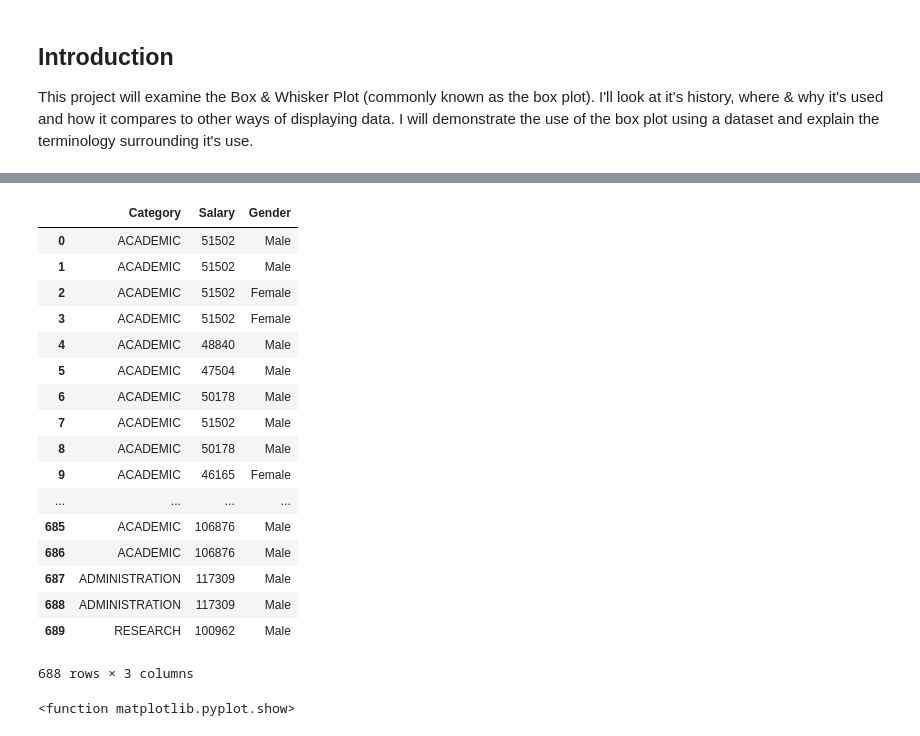
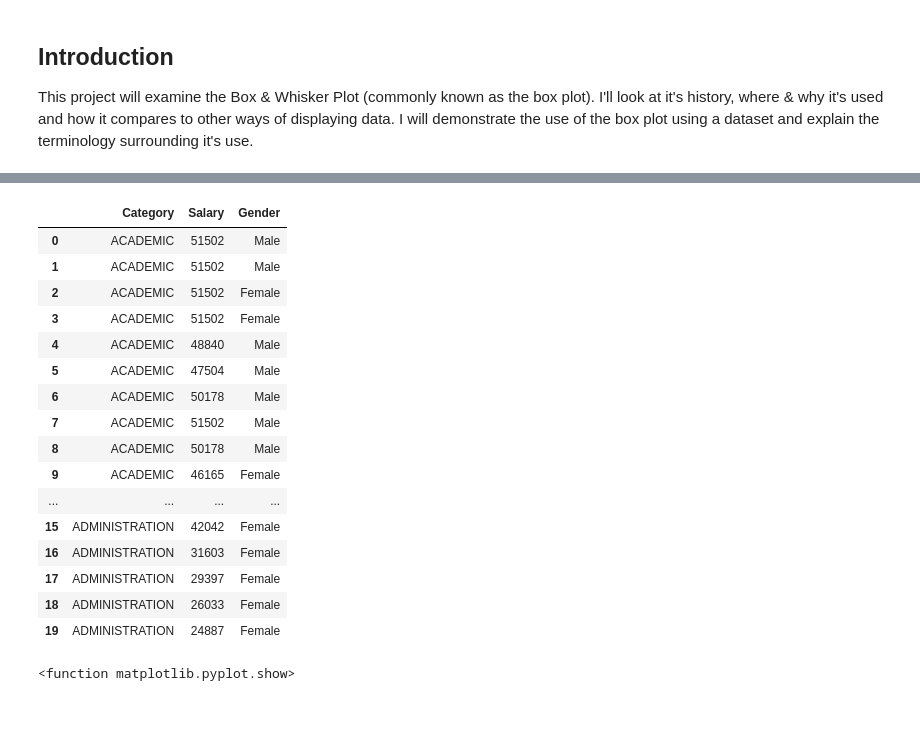
Before and after one commit to paulacduffy/boxplotsproject, a Jupyter notebook: Box Plots & their uses.ipynb, the cells around one changed output, grey strips where cells are left out. Drawn from its saved outputs; the diff is of its cells as text; code cells hidden in the pictures.

```diff
--- a/Box Plots & their uses.ipynb
+++ b/Box Plots & their uses.ipynb
@@ -19,29 +19,28 @@ import pandas as pd
 # %%
 import matplotlib.pyplot as plt
 # %%
-#Importing the dataset, excluding one of the categories - canteen
+#Importing the dataset, excluding one of the categories - canteen, display 20 lines
 df = pd.read_csv("https://raw.githubusercontent.com/paulacduffy/boxplotsproject/master/Data/salary.csv")
 df = df[df.Category != "CANTEEN"]
-df
+df.head (n=20)
 # %% [output]
 |  | Category | Salary | Gender |
 | 0 | ACADEMIC | 51502 | Male |
 | 1 | ACADEMIC | 51502 | Male |
 | 2 | ACADEMIC | 51502 | Female |
 | 3 | ACADEMIC | 51502 | Female |
 | 4 | ACADEMIC | 48840 | Male |
 | 5 | ACADEMIC | 47504 | Male |
 | 6 | ACADEMIC | 50178 | Male |
 | 7 | ACADEMIC | 51502 | Male |
 | 8 | ACADEMIC | 50178 | Male |
 | 9 | ACADEMIC | 46165 | Female |
 | ... | ... | ... | ... |
-| 685 | ACADEMIC | 106876 | Male |
-| 686 | ACADEMIC | 106876 | Male |
-| 687 | ADMINISTRATION | 117309 | Male |
-| 688 | ADMINISTRATION | 117309 | Male |
-| 689 | RESEARCH | 100962 | Male |
+| 15 | ADMINISTRATION | 42042 | Female |
+| 16 | ADMINISTRATION | 31603 | Female |
+| 17 | ADMINISTRATION | 29397 | Female |
+| 18 | ADMINISTRATION | 26033 | Female |
+| 19 | ADMINISTRATION | 24887 | Female |
-688 rows × 3 columns
 # %%
 %matplotlib inline
 plt.figure(figsize=(25,20))
```
Also changed, not shown: parts of 1 cell of this notebook.
